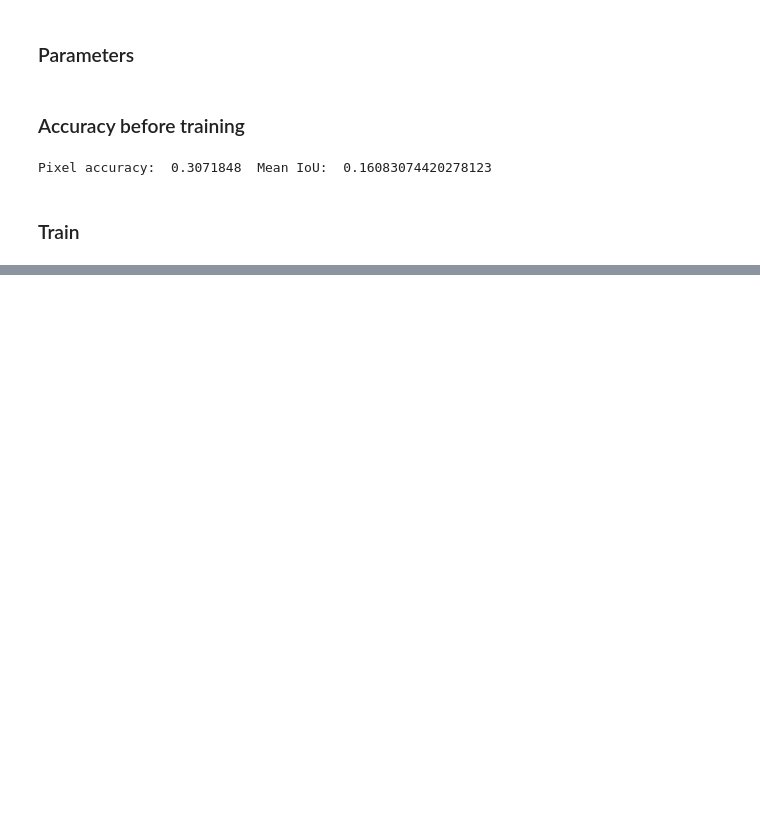
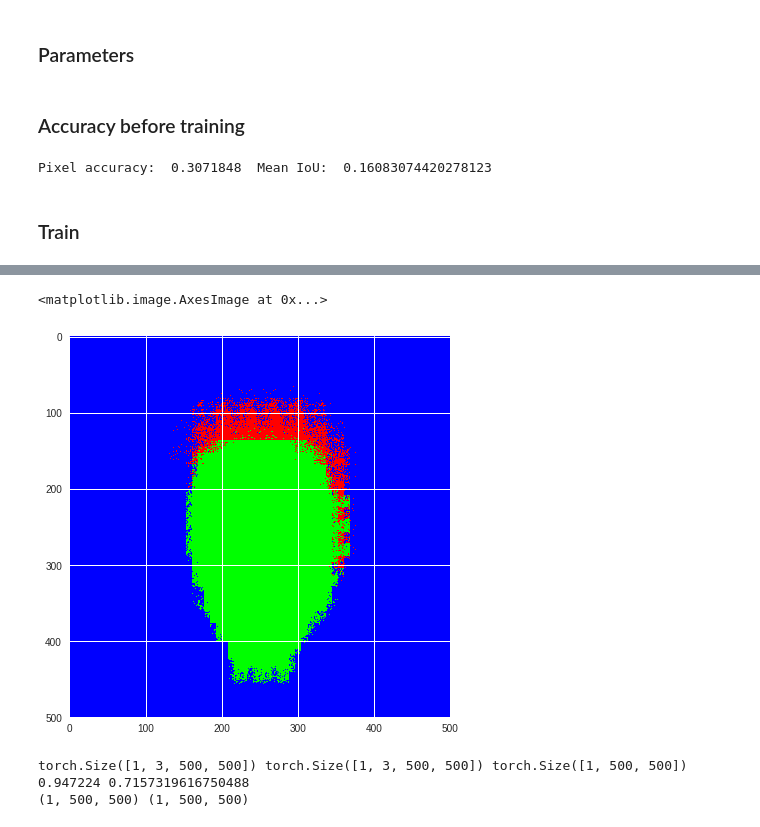
Before and after one commit to betogaona7/hairstyle, a Jupyter notebook: HS-Segment-Technique/FCN_CRF.ipynb, the cells around one changed output, grey strips where cells are left out. Saved outputs shown, nothing was run; the diff lists cells and outputs as text; code cells hidden in the pictures; blank space fills up the shorter version.

```diff
--- a/HS-Segment-Technique/FCN_CRF.ipynb
+++ b/HS-Segment-Technique/FCN_CRF.ipynb
@@ -371,6 +381,0 @@ Epoch: 1/1..  Training loss: 0.30751..  Pixel accuracy.. 0.84155 Mean IU.. 0.509
-# %%
-model.eval()
-with torch.no_grad():
-  pixel_acc, mean_iou = validation(model, validloader, criterion)
-model.train()
-print("Pixel accuracy: ", pixel_acc, " Mean IoU: ", mean_iou)
@@ -386,0 +392,3 @@ Pixel accuracy:  0.8445634951456311  Mean IoU:  0.5116770614689133
+# %%
+state_dict = torch.load('./fcn-model90.pth')
+model.load_state_dict(state_dict)
@@ -386,0 +509,41 @@ Pixel accuracy:  0.8445634951456311  Mean IoU:  0.5116770614689133
+# %%
+predicted = get_image_labels(image)
+# %%
+plt.imshow(paint(predicted))
+# %% [output]
+<matplotlib.image.AxesImage at 0x...>
+[figure, added]
+# %%
+loader = torch.utils.data.DataLoader(train_data, batch_size=1, shuffle=True)
+
+batch = next(iter(loader))
+print(batch['x'].size(), batch['y'].size(), batch['l'].size())
+
+
+total_ious = []
+pixel_accs = []
+
+inputs = batch['x'].to(device)
+output = model(inputs)
+output = output.data.cpu().numpy()
+
+N, _, h, w = output.shape
+pred = output.transpose(0, 2, 3, 1).reshape(-1, n_classes).argmax(axis=1).reshape(N, h, w)
+target = batch['l'].cpu().numpy().reshape(N, h, w)
+
+total_ious.append(iou(pred, target))
+pixel_accs.append(pixel_accuracy(pred, target))
+
+# Pixel accuracy
+pixel_acc = np.array(pixel_accs).mean()
+
+# Mean IoU
+total_ious = np.array(total_ious).T
+mean_iou = np.nanmean(np.nanmean(total_ious, axis=1))
+
+print(pixel_acc, mean_iou)
+print(target.shape, pred.shape)
+# %% [output]
+torch.Size([1, 3, 500, 500]) torch.Size([1, 3, 500, 500]) torch.Size([1, 500, 500])
+0.947224 0.7157319616750488
+(1, 500, 500) (1, 500, 500)
```
Also changed, not shown: parts of 16 cells of this notebook.
